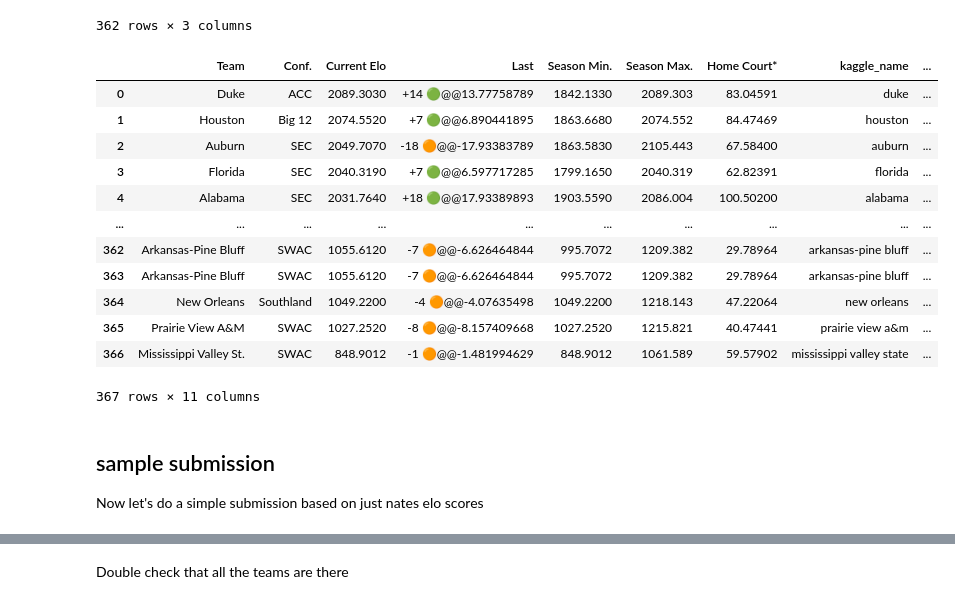
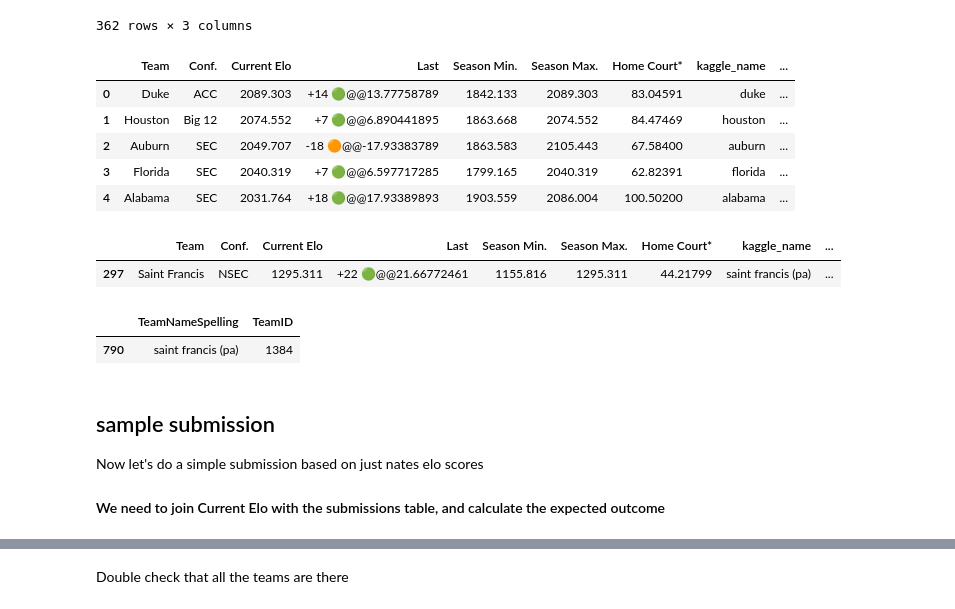
Before and after one commit to mborrus/Borhoops, a Jupyter notebook: EDA.ipynb, the cells around one changed output, grey strips where cells are left out. Saved outputs shown, nothing was run; the diff lists cells and outputs as text; code cells hidden in the pictures.

Commit message:
add nate's unadjusted odds

```diff
--- a/EDA.ipynb
+++ b/EDA.ipynb
@@ -247,8 +247,10 @@ MTeamSpellings = pd.read_csv(f"{data_dir}/Kaggle/MTeamSpellings.csv")
 nate_men = name_match(nate_men, MTeamSpellings)
 # check for erroneous matches by going worst to best
 display(nate_men[['kaggle_name','Team','fuzz_score']].sort_values(by='fuzz_score', ascending=True))
-# In my case, the only error was Miami University (OH), which got matches with 'uni'
+# In my case, the only errors were that Miami University (OH), which got matches with 'uni'
+# and saint francis in the nate elo is for PA, but it matches to ny
 nate_men.loc[nate_men['kaggle_name'] == 'uni', 'kaggle_name'] = 'miami (oh)'
+nate_men.loc[nate_men['kaggle_name'] == 'saint francis (ny)', 'kaggle_name'] = 'saint francis (pa)'
 # %% [output]
 |  | kaggle_name | Team | fuzz_score |
 | 300 | texas rio grande valley | UT Rio Grande Valley | 88 |
@@ -290,23 +292,32 @@ nate_women.loc[nate_women['kaggle_name'] == 'uni', 'kaggle_name'] = 'miami (oh)'
 362 rows × 3 columns
 # %%
 # Merge the two to get the team_id
-merged = pd.merge(nate, MTeamSpellings, left_on='kaggle_name', right_on='TeamNameSpelling', how='left')
-# Double check the df looks good
-merged
+M_merged = pd.merge(nate_men, MTeamSpellings, left_on='kaggle_name', right_on='TeamNameSpelling', how='left')
+M_merged['gender'] = 'M'
+W_merged = pd.merge(nate_women, WTeamSpellings, left_on='kaggle_name', right_on='TeamNameSpelling', how='left')
+W_merged['gender'] = 'W'
+# Merge the two dataframes to get all team_ids
+All_merged = pd.concat([M_merged, W_merged], ignore_index=True)
+All_merged.head()
 # %% [output]
 |  | Team | Conf. | Current Elo | Last | Season Min. | Season Max. | Home Court* | kaggle_name | ... |
-| 0 | Duke | ACC | 2089.3030 | +14 🟢@@13.77758789 | 1842.1330 | 2089.303 | 83.04591 | duke | ... |
-| 1 | Houston | Big 12 | 2074.5520 | +7 🟢@@6.890441895 | 1863.6680 | 2074.552 | 84.47469 | houston | ... |
-| 2 | Auburn | SEC | 2049.7070 | -18 🟠@@-17.93383789 | 1863.5830 | 2105.443 | 67.58400 | auburn | ... |
-| 3 | Florida | SEC | 2040.3190 | +7 🟢@@6.597717285 | 1799.1650 | 2040.319 | 62.82391 | florida | ... |
-| 4 | Alabama | SEC | 2031.7640 | +18 🟢@@17.93389893 | 1903.5590 | 2086.004 | 100.50200 | alabama | ... |
-| ... | ... | ... | ... | ... | ... | ... | ... | ... | ... |
-| 362 | Arkansas-Pine Bluff | SWAC | 1055.6120 | -7 🟠@@-6.626464844 | 995.7072 | 1209.382 | 29.78964 | arkansas-pine bluff | ... |
-| 363 | Arkansas-Pine Bluff | SWAC | 1055.6120 | -7 🟠@@-6.626464844 | 995.7072 | 1209.382 | 29.78964 | arkansas-pine bluff | ... |
-| 364 | New Orleans | Southland | 1049.2200 | -4 🟠@@-4.07635498 | 1049.2200 | 1218.143 | 47.22064 | new orleans | ... |
-| 365 | Prairie View A&M | SWAC | 1027.2520 | -8 🟠@@-8.157409668 | 1027.2520 | 1215.821 | 40.47441 | prairie view a&m | ... |
-| 366 | Mississippi Valley St. | SWAC | 848.9012 | -1 🟠@@-1.481994629 | 848.9012 | 1061.589 | 59.57902 | mississippi valley state | ... |
+| 0 | Duke | ACC | 2089.303 | +14 🟢@@13.77758789 | 1842.133 | 2089.303 | 83.04591 | duke | ... |
+| 1 | Houston | Big 12 | 2074.552 | +7 🟢@@6.890441895 | 1863.668 | 2074.552 | 84.47469 | houston | ... |
+| 2 | Auburn | SEC | 2049.707 | -18 🟠@@-17.93383789 | 1863.583 | 2105.443 | 67.58400 | auburn | ... |
+| 3 | Florida | SEC | 2040.319 | +7 🟢@@6.597717285 | 1799.165 | 2040.319 | 62.82391 | florida | ... |
+| 4 | Alabama | SEC | 2031.764 | +18 🟢@@17.93389893 | 1903.559 | 2086.004 | 100.50200 | alabama | ... |
-367 rows × 11 columns
+# %%
+nate_men.query('Team == "Saint Francis"')
+# %% [output]
+|  | Team | Conf. | Current Elo | Last | Season Min. | Season Max. | Home Court* | kaggle_name | ... |
+| 297 | Saint Francis | NSEC | 1295.311 | +22 🟢@@21.66772461 | 1155.816 | 1295.311 | 44.21799 | saint francis (pa) | ... |
+# %%
+MTeamSpellings.query('TeamNameSpelling == "saint francis (pa)"')
+# %% [output]
+|  | TeamNameSpelling | TeamID |
+| 790 | saint francis (pa) | 1384 |
 # %% [markdown]
 ## sample submission
 Now let's do a simple submission based on just nates elo scores
+
+#### We need to join Current Elo with the submissions table, and calculate the expected outcome
```
Also changed, not shown: parts of 9 cells of this notebook, 3 other files.
